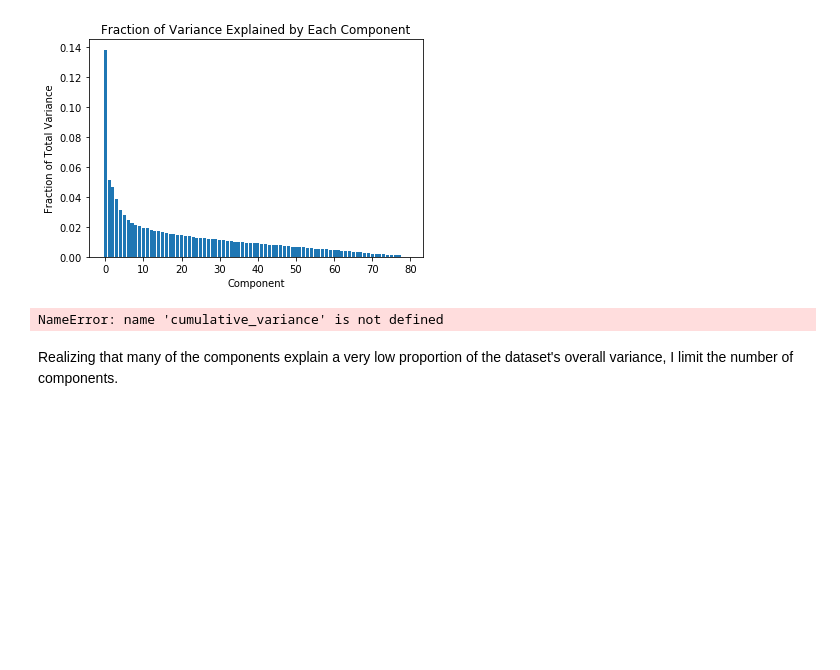
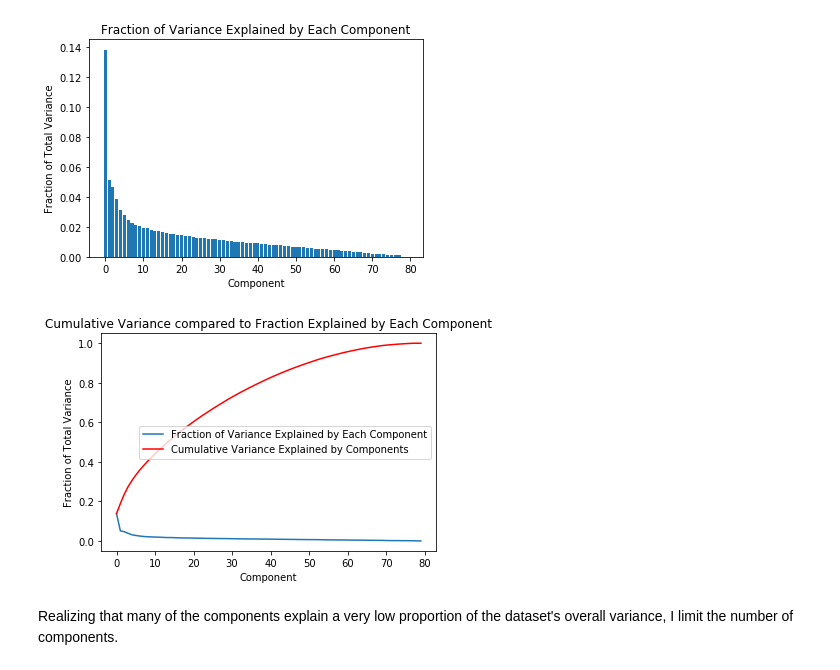
Before and after one commit to SarahNadeau/datascience-projectB, a Jupyter notebook: ProjD.ipynb, the cells around one changed output. Saved outputs shown, nothing was run; the diff lists cells and outputs as text; code cells hidden in the pictures; blank space fills up the shorter version.

```diff
--- a/ProjD.ipynb
+++ b/ProjD.ipynb
@@ -42,16 +42,25 @@ plt.show()
 # %% [output]
 [figure]
 # %%
+# include cumulative variance explained by components in plot
 
+# get vector of cumulative variance explained for each component
+cumulative_var = np.zeros(len(pca.explained_variance_ratio_))
+var_explained = 0
+for i,j in zip(pca.explained_variance_ratio_, range(0, len(cumulative_var))):
+    var_explained += i
+    cumulative_var[j] = var_explained
+
+# plot
 individual, = plt.plot(var, label='Fraction of Variance Explained by Each Component')
-cumulative, = plt.plot(cumulative_variance, color='r', label='Cumulative Variance Explained by Components')
+cumulative, = plt.plot(cumulative_var, color='r', label='Cumulative Variance Explained by Components')
 plt.xlabel('Component')
 plt.title('Cumulative Variance compared to Fraction Explained by Each Component')
 plt.ylabel('Fraction of Total Variance')
 plt.legend(handles = [individual, cumulative])
 plt.show()
 # %% [output]
-NameError: name 'cumulative_variance' is not defined
+[figure, added]
 # %% [markdown]
 Realizing that many of the components explain a very low proportion of the dataset's overall variance, I limit the number of components.
 # %%
```
Also changed, not shown: parts of 4 cells of this notebook.
